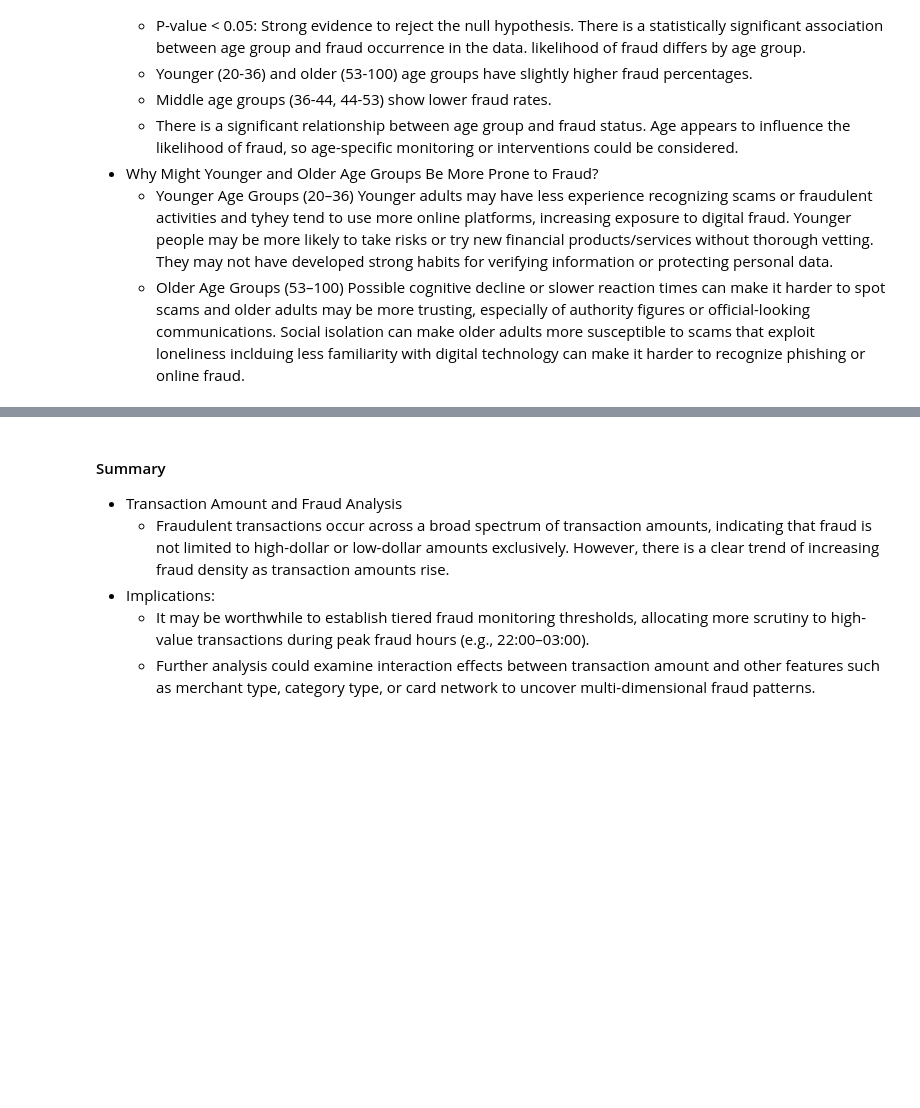
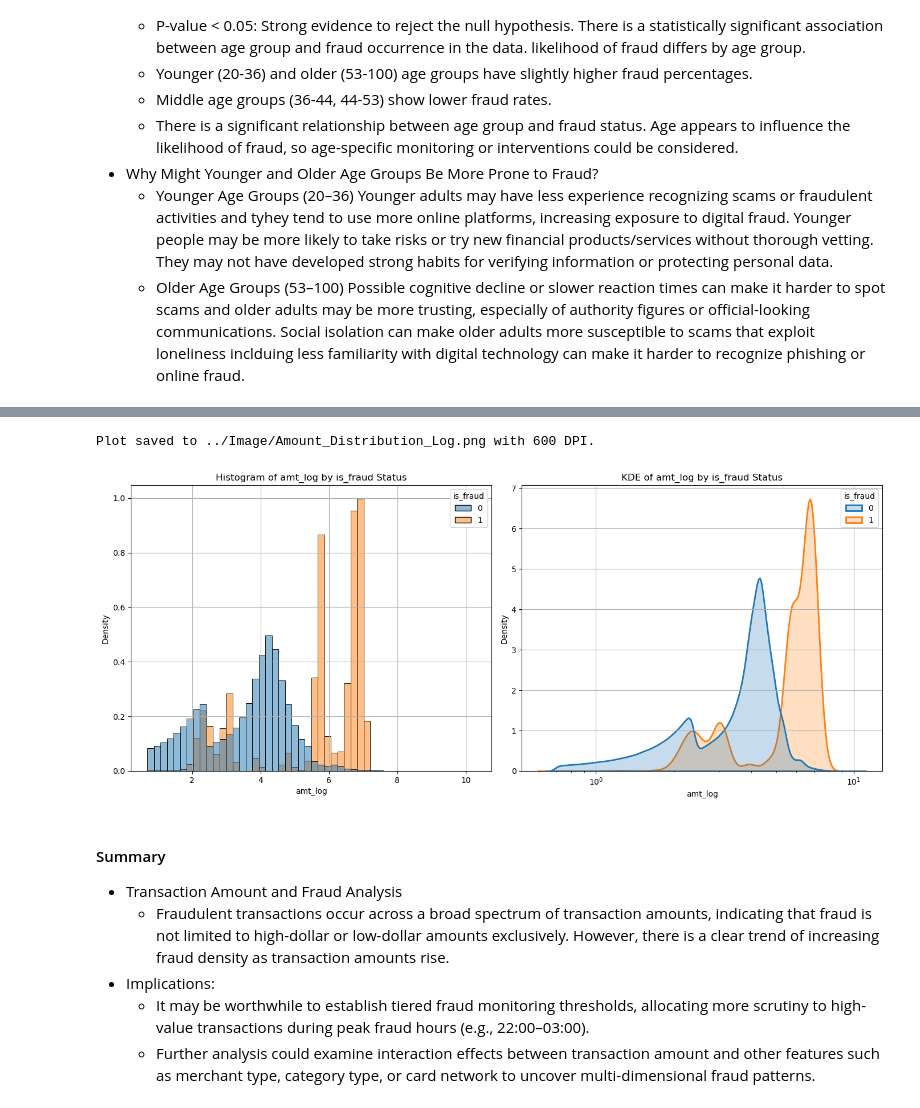
Before and after one commit to SirErikPak/CreditCardFraud, a Jupyter notebook: Notebook/Fraud.ipynb, the cells around one changed output, grey strips where cells are left out. Cells and saved outputs as stored; diff of their text form; code cells hidden in the pictures; blank space fills up the shorter version.

```diff
--- a/Notebook/Fraud.ipynb
+++ b/Notebook/Fraud.ipynb
@@ -752,5 +757,8 @@ pf.plot_violin_by_binary_category(df, 'is_fraud', 'amt_log')
 # %%
-pf.plot_distribution(df, 'amt_log', 'is_fraud', log_scale=False, bins=50)
+pf.plot_distribution(df_train, 'amt_log', 'is_fraud', save_path="../Image/Amount_Distribution_Log.png", dpi=600, log_scale=False, bins=50)
+# %% [output]
+Plot saved to ../Image/Amount_Distribution_Log.png with 600 DPI.
+[figure, added]
 # %% [markdown]
 #### Summary
 - Transaction Amount and Fraud Analysis
```
Also changed, not shown: parts of 11 cells of this notebook, 3 other files.
